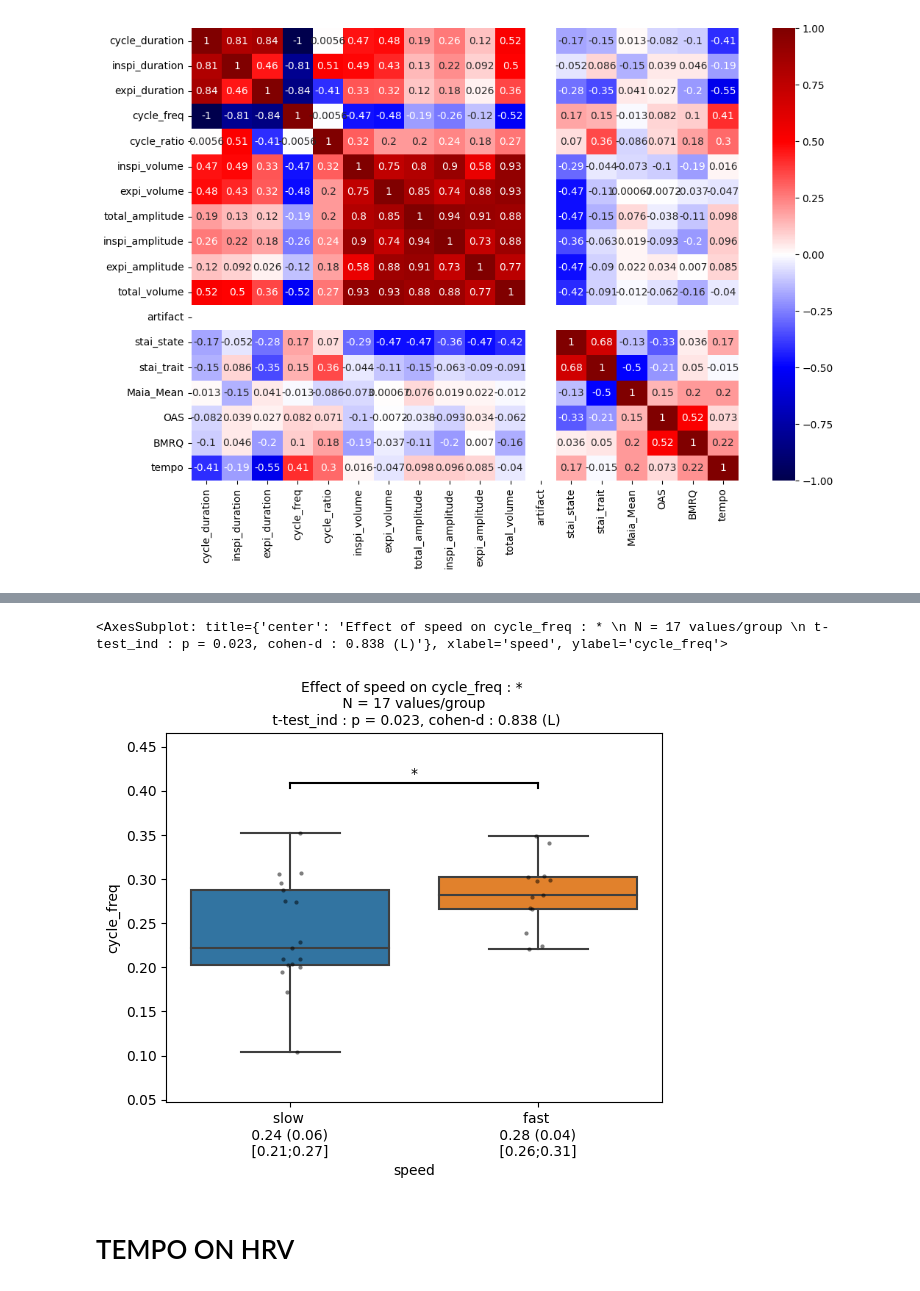
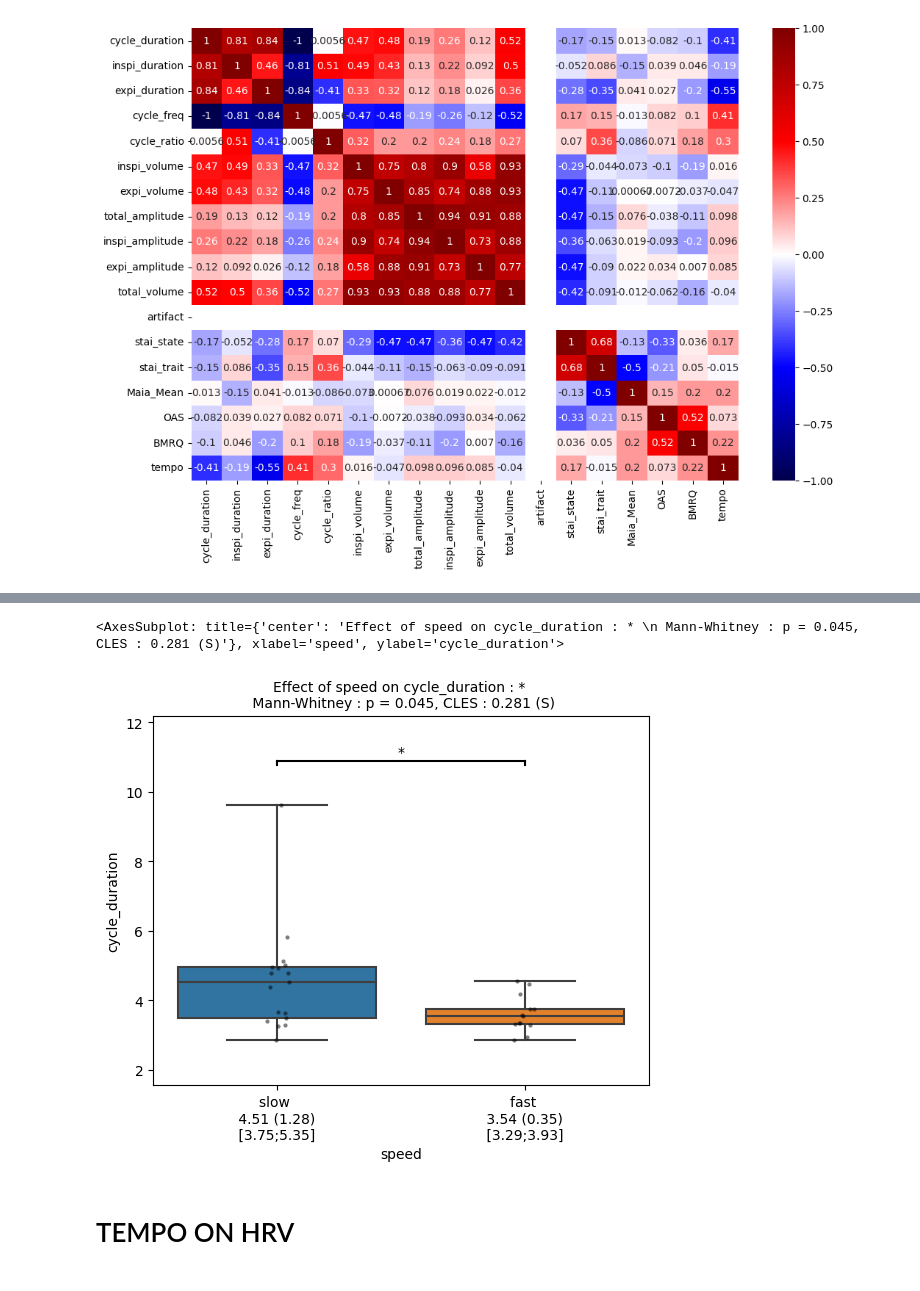
Before and after one commit to ValentinGhibaudo/Emosens_3, a Jupyter notebook: stats_with_tempo.ipynb, the cells around one changed output, grey strips where cells are left out. Saved outputs shown, nothing was run; the diff lists cells and outputs as text; code cells hidden in the pictures.

```diff
--- a/stats_with_tempo.ipynb
+++ b/stats_with_tempo.ipynb
@@ -190,8 +199,8 @@ gh.stats_quantitative(df = resp, xlabel = 'tempo', ylabel = 'cycle_freq')
 # %%
-gh.auto_stats(df = resp, predictor = 'speed', outcome = 'cycle_freq', design = 'between')
+gh.auto_stats(df = resp, predictor = 'speed', outcome = 'cycle_duration', design = 'between')
 # %% [output]
-<AxesSubplot: title={'center': 'Effect of speed on cycle_freq : * \n N = 17 values/group \n t-test_ind : p = 0.023, cohen-d : 0.838 (L)'}, xlabel='speed', ylabel='cycle_freq'>
+<AxesSubplot: title={'center': 'Effect of speed on cycle_duration : * \n Mann-Whitney : p = 0.045, CLES : 0.281 (S)'}, xlabel='speed', ylabel='cycle_duration'>
-[figure, old version]
+[figure, new version]
 # %% [markdown]
 # TEMPO ON HRV
 # %%
```
Also changed, not shown: parts of 28 cells of this notebook, 3 other files.
